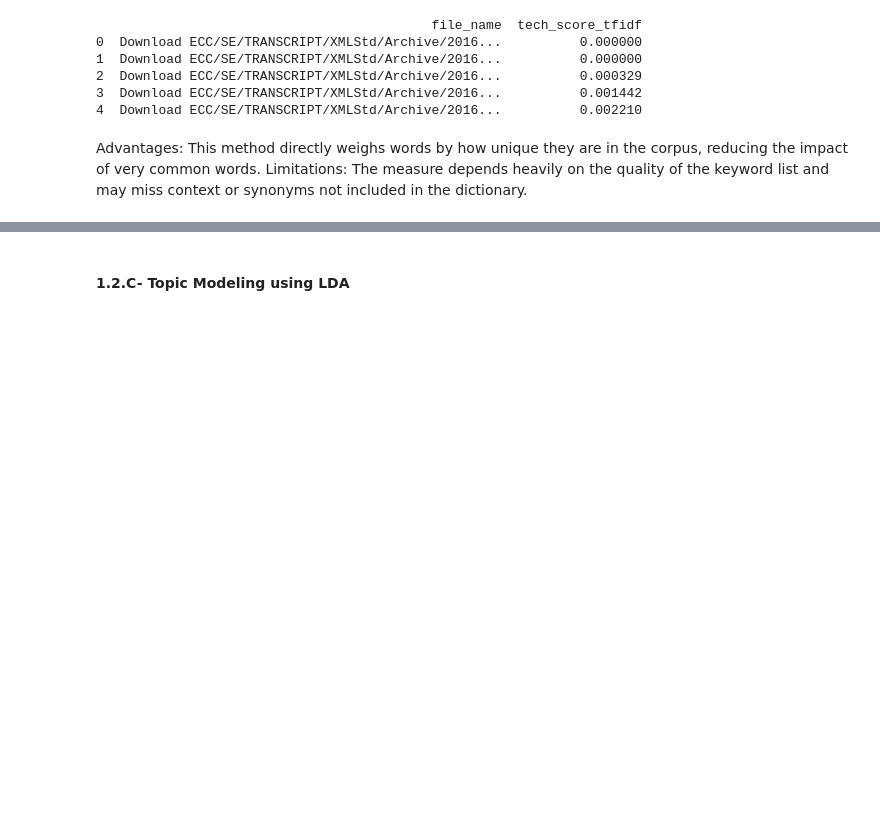
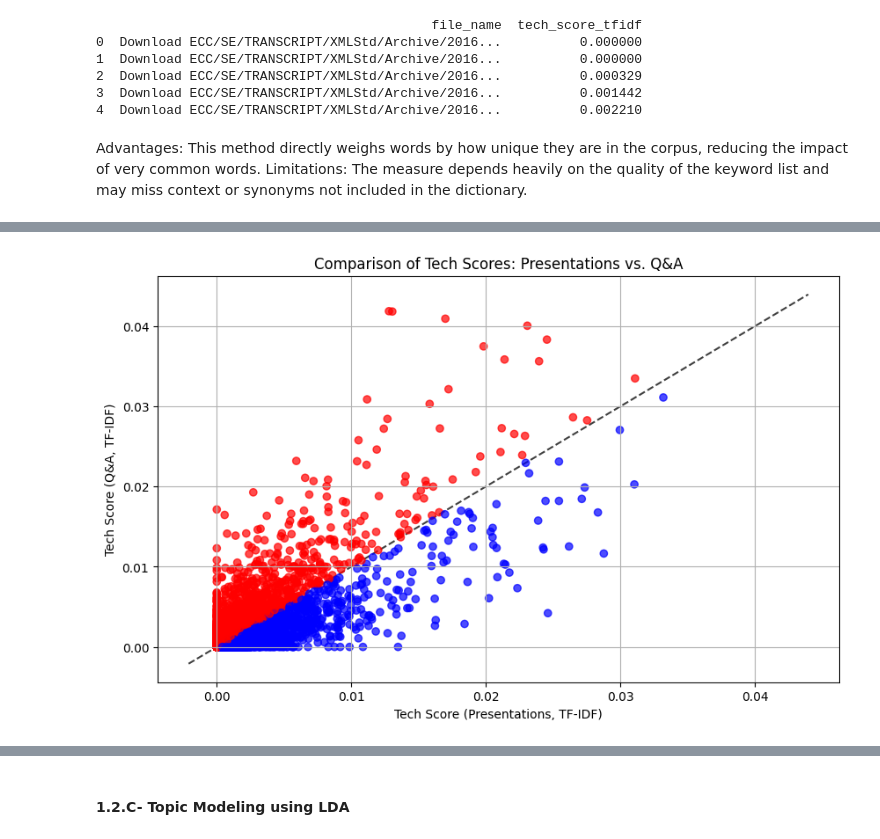
Before and after one commit to Arame-create/NLP-for-Finance, a Jupyter notebook: NLP_coursework.ipynb, the cells around one changed output, grey strips where cells are left out. Cells and saved outputs as stored; diff of their text form; code cells hidden in the pictures; blank space fills up the shorter version.

```diff
--- a/NLP_coursework.ipynb
+++ b/NLP_coursework.ipynb
@@ -530,0 +578,43 @@ Limitations: The measure depends heavily on the quality of the keyword list and
+# %%
+import matplotlib.pyplot as plt
+import numpy as np
+
+# Merge the datasets on 'file_name'
+merged_scores = pd.merge(
+    Pres[['file_name', 'tech_score_tfidf']],
+    Sample_answers[['file_name', 'tech_score_tfidf']],
+    on='file_name',
+    suffixes=('_pres', '_qa')
+)
+
+# Create a new column that assigns a color based on the condition:
+# Blue if the presentation tech score is higher, red otherwise.
+merged_scores['color'] = np.where(
+    merged_scores['tech_score_tfidf_pres'] > merged_scores['tech_score_tfidf_qa'],
+    'blue',
+    'red'
+)
+
+# Plot the scatter plot
+plt.figure(figsize=(10, 6))
+plt.scatter(
+    merged_scores['tech_score_tfidf_pres'],
+    merged_scores['tech_score_tfidf_qa'],
+    color=merged_scores['color'],
+    alpha=0.7
+)
+
+# Add a 45-degree reference line (y=x) to help visualize the balance between the two measures
+lims = [
+    np.min([plt.xlim()[0], plt.ylim()[0]]),  # min of both axes
+    np.max([plt.xlim()[1], plt.ylim()[1]])   # max of both axes
+]
+plt.plot(lims, lims, 'k--', alpha=0.75, zorder=0)
+
+plt.xlabel("Tech Score (Presentations, TF-IDF)")
+plt.ylabel("Tech Score (Q&A, TF-IDF)")
+plt.title("Comparison of Tech Scores: Presentations vs. Q&A")
+plt.grid(True)
+plt.show()
+# %% [output]
+[figure, added]
```
Also changed, not shown: parts of 13 cells of this notebook.
